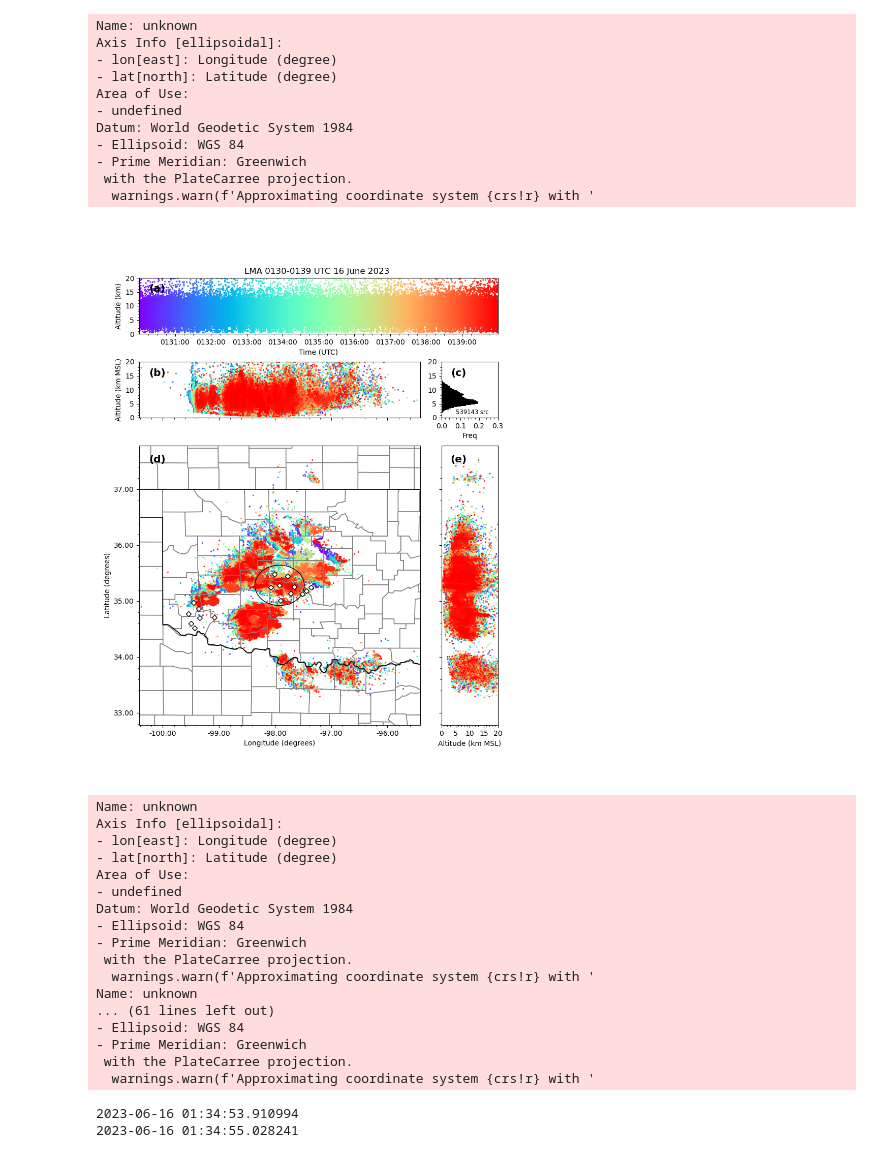
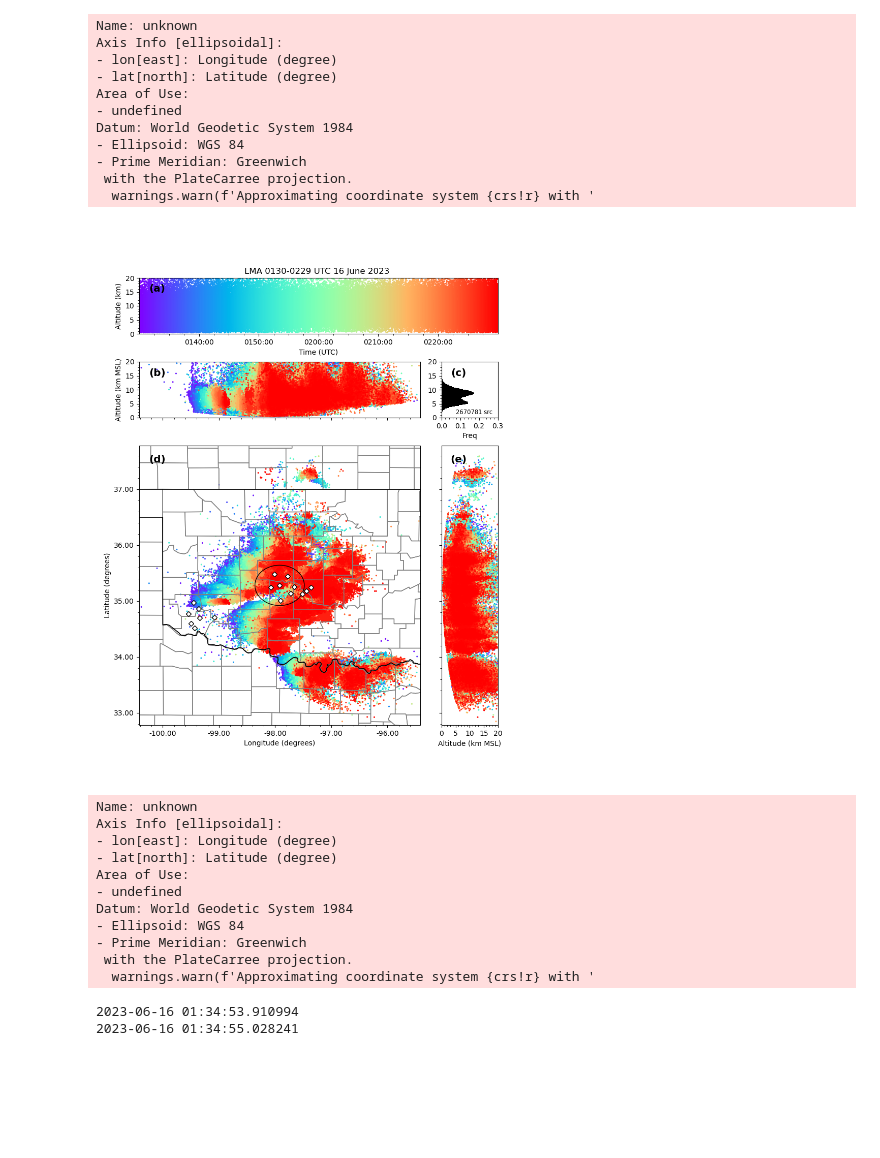
Before and after one commit to wx4stg/papel-vis, a Jupyter notebook: lmavis.ipynb, the cells around one changed output. Cells and saved outputs as stored; diff of their text form; code cells hidden in the pictures; blank space fills up the shorter version.

```diff
--- a/lmavis.ipynb
+++ b/lmavis.ipynb
@@ -30,0 +10,6 @@ Data variables: (12/42)
+# %%
+lma_paths = [path.join('lma', '0616', 'sa_fix', file) for file in sorted(listdir(path.join('lma', '0616', 'sa_fix')))]
+
+lmad, file_start = lma_read.dataset(lma_paths)
+lmad = flash_stats(cluster_flashes(lmad))
+lmad
@@ -31,18 +34,28 @@ Data variables: (12/42)
+# %%
+lonmask = (lmad.flash_init_longitude.data > -97.6 - 0.25) & (lmad.flash_init_longitude.data < -97.6 + 0.25)
+latmask = (lmad.flash_init_latitude.data > 35.29 - 0.25) & (lmad.flash_init_latitude.data < 35.29 + 0.25)
+areamask = lmad.flash_area.data > 100
+
+totalmask = lonmask & latmask & areamask
+
+
+lmad_c_s = lmad.isel(number_of_flashes=totalmask)
+evt_mask = np.isin(lmad.event_parent_flash_id.data, )
 # %%
-full_interact = InteractiveLMAPlot(lmad, clon=-97.92, clat=35.28, xlim=[-97.92-2.5, 2.5-97.92], ylim=[35.28-2.5, 35.28+2.5], zlim=[0, 20], plot_cmap='rainbow')
+full_interact = InteractiveLMAPlot(lmad_c_s, clon=-97.92, clat=35.28, xlim=[-97.92-2.5, 2.5-97.92], ylim=[35.28-2.5, 35.28+2.5], zlim=[0, 20], plot_cmap='rainbow')
 # %% [output]
 Name: unknown
 Axis Info [ellipsoidal]:
 - lon[east]: Longitude (degree)
 - lat[north]: Latitude (degree)
 Area of Use:
 - undefined
 Datum: World Geodetic System 1984
 - Ellipsoid: WGS 84
 - Prime Meridian: Greenwich
  with the PlateCarree projection.
   warnings.warn(f'Approximating coordinate system {crs!r} with '
-[figure, old version]
+[figure, new version]
 Name: unknown
 Axis Info [ellipsoidal]:
 - lon[east]: Longitude (degree)
@@ -54,12 +67,6 @@ Datum: World Geodetic System 1984
 - Prime Meridian: Greenwich
  with the PlateCarree projection.
   warnings.warn(f'Approximating coordinate system {crs!r} with '
-Name: unknown
-... (61 lines left out)
-- Ellipsoid: WGS 84
-- Prime Meridian: Greenwich
- with the PlateCarree projection.
-  warnings.warn(f'Approximating coordinate system {crs!r} with '
 # %%
 print(full_interact.bounds['t'][0].strftime('%Y-%m-%d %H:%M:%S.%f'))
 print(full_interact.bounds['t'][1].strftime('%Y-%m-%d %H:%M:%S.%f'))
```
Also changed, not shown: parts of 3 cells of this notebook, 12 other files.
